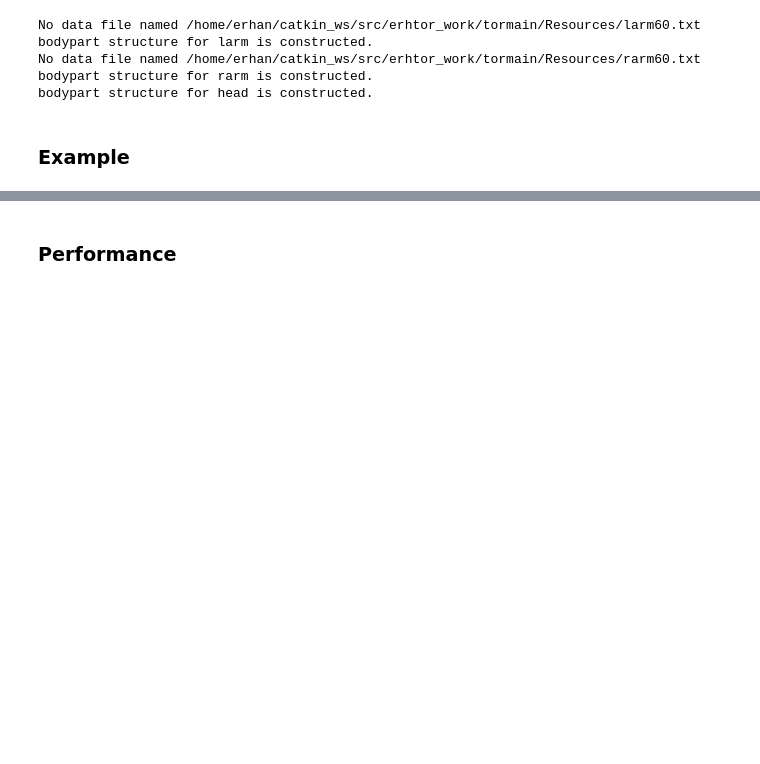
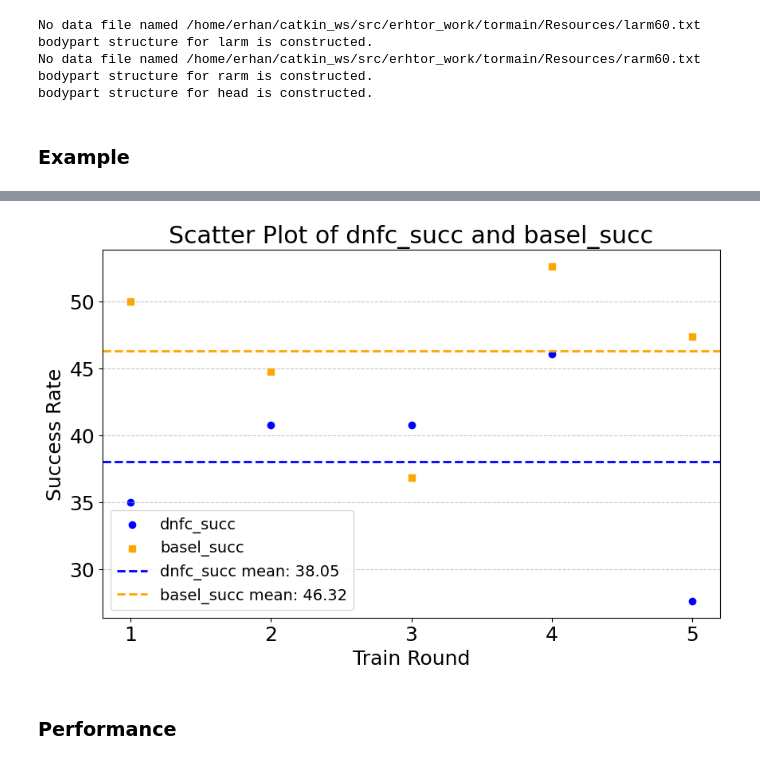
Before and after one commit to arash-mehrabi-z/dnfc-torobo, a Jupyter notebook: feedback_controller/fbc/neural_network/get_results.ipynb, the cells around one changed output, grey strips where cells are left out. Cells and saved outputs as stored; diff of their text form; code cells hidden in the pictures; blank space fills up the shorter version.

```diff
--- a/feedback_controller/fbc/neural_network/get_results.ipynb
+++ b/feedback_controller/fbc/neural_network/get_results.ipynb
@@ -121,3 +126,37 @@ overall_mean['dnfc_succ']
+# %%
+dnfc_succ = round_means['dnfc_succ'].tolist()
+basel_succ = round_means['basel_succ'].tolist()
+
+dnfc_mean = np.mean(dnfc_succ)
+basel_mean = np.mean(basel_succ)
+
+# Scatter plot
+plt.figure(figsize=(10, 6))
+train_rounds = np.arange(1, 6)
+
+# Plot scatter points
+plt.scatter(train_rounds, dnfc_succ, color='blue', label='dnfc_succ', marker='o')
+plt.scatter(train_rounds, basel_succ, color='orange', label='basel_succ', marker='s')
+
+# Add mean lines
+plt.axhline(dnfc_mean, color='blue', linestyle='dashed', linewidth=2,
+            label=f'dnfc_succ mean: {dnfc_mean:.2f}')
+plt.axhline(basel_mean, color='orange', linestyle='dashed', linewidth=2,
+            label=f'basel_succ mean: {basel_mean:.2f}')
+
+# Labels and legend
+plt.xlabel('Train Round')
+plt.ylabel('Success Rate')
+plt.title('Scatter Plot of dnfc_succ and basel_succ')
+plt.xticks(train_rounds)
+plt.legend()
+plt.grid(axis='y', linestyle='--', alpha=0.7)
+
+# Show plot
+plt.savefig(os.path.join(os.getcwd(), "paper/each_model.png"))
+plt.show()
+# %% [output]
+[figure, added]
 # %% [markdown]
 ### Performance
 # %%
```
Also changed, not shown: parts of 20 cells of this notebook, 4 other files.
